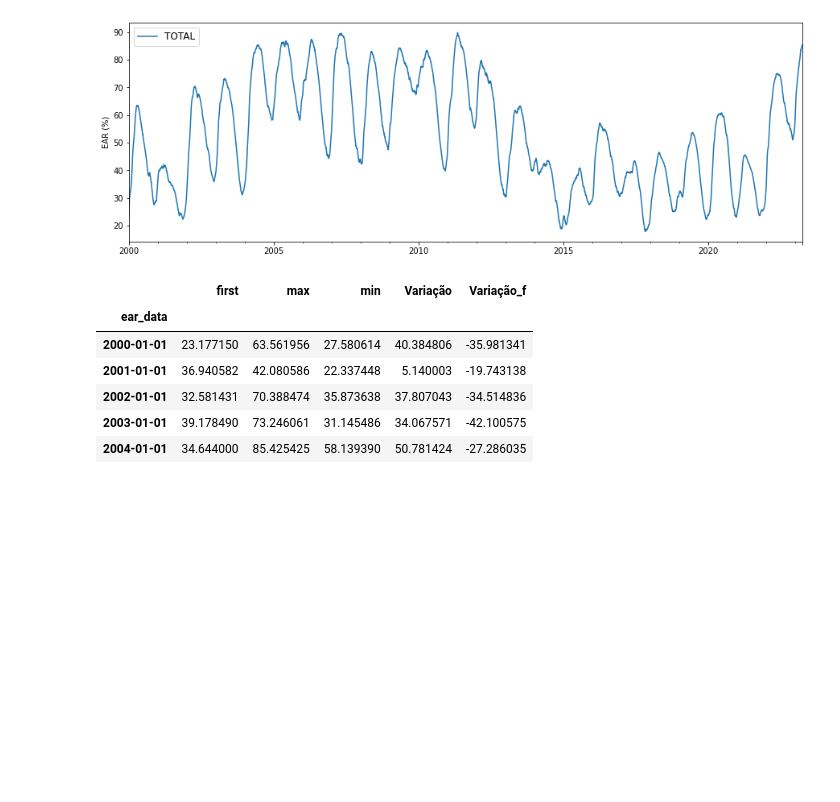
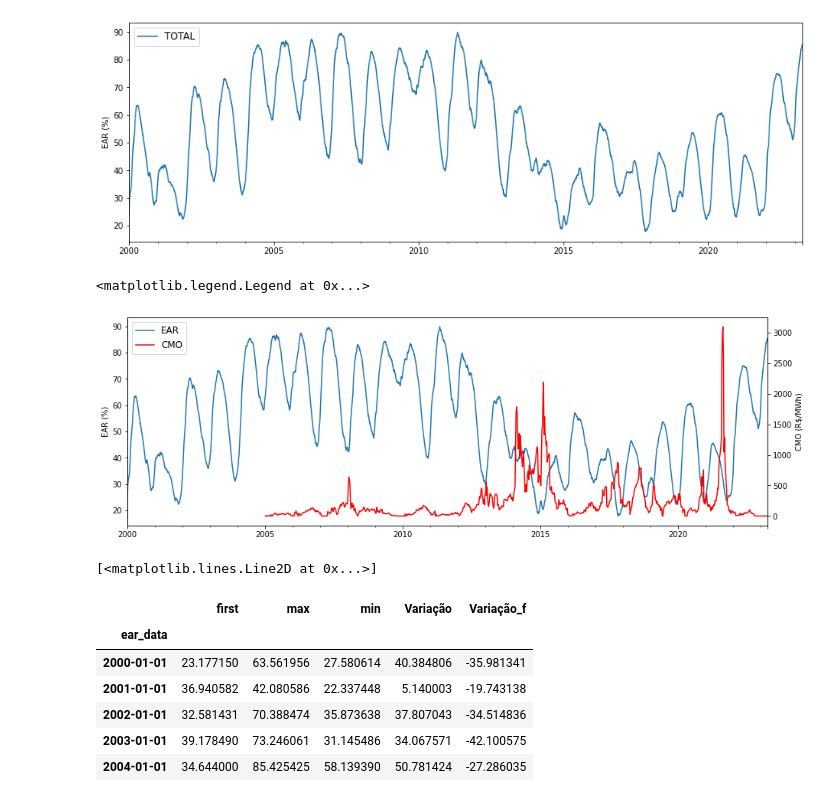
Before and after one commit to Rafa3lAlbuqueruqe/Planejamento_energetico_trabalhos, a Jupyter notebook: Seminário 1 - CMSE/dados_abertos_tratamento.ipynb, the cells around one changed output. Drawn from its saved outputs; the diff is of its cells as text; code cells hidden in the pictures; blank space fills up the shorter version.

```diff
--- a/Seminário 1 - CMSE/dados_abertos_tratamento.ipynb
+++ b/Seminário 1 - CMSE/dados_abertos_tratamento.ipynb
@@ -62,6 +62,29 @@ ax.legend(['TOTAL'], loc='upper left', fontsize=12)
 # %% [output]
 <matplotlib.legend.Legend at 0x...>
 [figure]
+# %%
+ax = (final_EAR_dataframe[final_EAR_dataframe.columns[1::3]].sum(axis=1)/final_EAR_dataframe[final_EAR_dataframe.columns[0::3]].sum(axis=1)*100).plot(ylabel='EAR (%)', xlabel='', figsize=(15,5), label='EAR')
+line1 = ax.lines
+ax2 = ax.twinx()
+y = final_CMO_dataframe[final_CMO_dataframe.columns[11]].values
+x = final_CMO_dataframe[final_CMO_dataframe.columns[11]].index
+ax2.plot(x,y, color='red', label='CMO')
+ax2.set_ylabel('CMO (R$/MWh)')
+
+line2 = ax2.lines
+
+lines = line1 + line2
+
+labs = [l.get_label() for l in lines]
+
+ax.legend(lines, labs, loc='upper left', fontsize=12)
+# %% [output]
+<matplotlib.legend.Legend at 0x...>
+[figure, added]
+# %%
+line2
+# %% [output]
+[<matplotlib.lines.Line2D at 0x...>]
 # %%
 zoom_dataframe = final_EAR_dataframe.loc[lambda x: (x.index >= '2014-01-01')&(x.index <= '2022-01-01')]
 # %%
```
Also changed, not shown: parts of 4 cells of this notebook, 1 other file.
